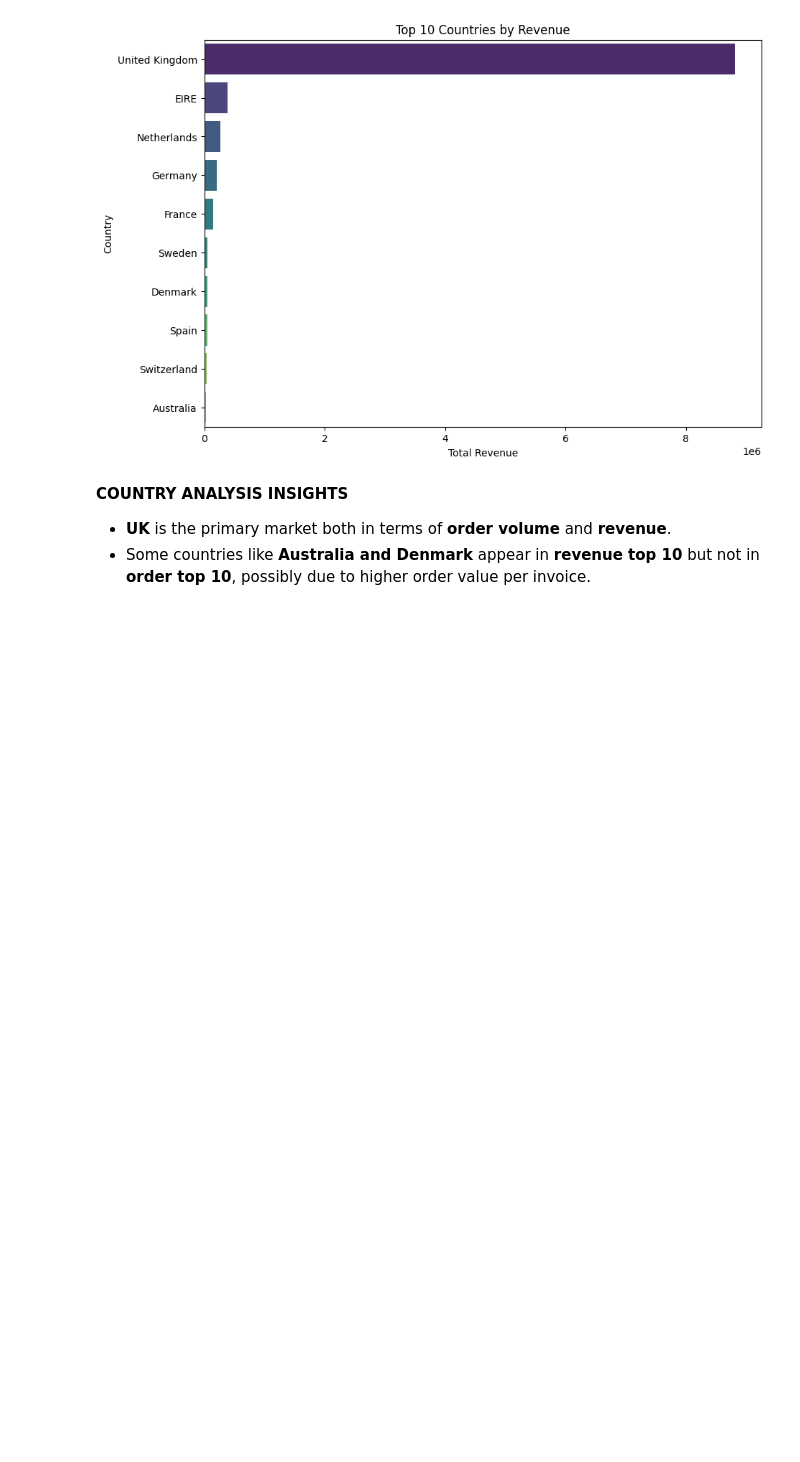
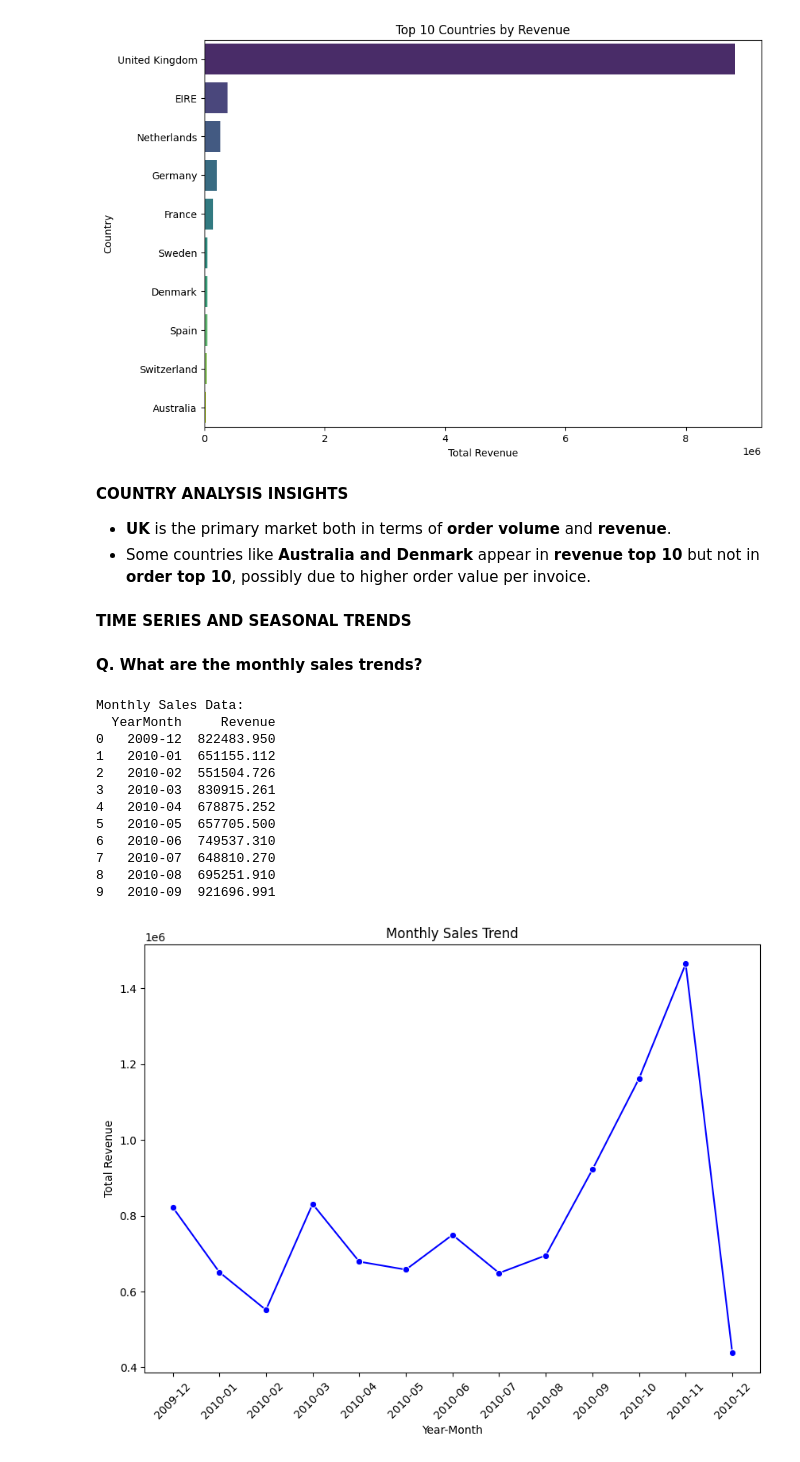
Before and after one commit to mariamkhan04/Online-Retail-Sales---EDA, a Jupyter notebook: eda.ipynb, the cells around one changed output. Cells and saved outputs as stored; diff of their text form; code cells hidden in the pictures; blank space fills up the shorter version.

Commit message:
data: time series, rfm analysis done

```diff
--- a/eda.ipynb
+++ b/eda.ipynb
@@ -453,3 +439,35 @@ Name: Revenue, dtype: float64
 
 - **UK** is the primary market both in terms of **order volume** and **revenue**.
 - Some countries like **Australia and Denmark** appear in **revenue top 10** but not in **order top 10**, possibly due to higher order value per invoice.
+# %% [markdown]
+**TIME SERIES AND SEASONAL TRENDS**
+# %% [markdown]
+**Q. What are the monthly sales trends?**
+# %%
+sales_df_all['YearMonth'] = sales_df_all['InvoiceDate'].dt.to_period('M')
+monthly_sales = sales_df_all.groupby('YearMonth')['Revenue'].sum().reset_index()
+print(f"\nMonthly Sales Data:\n{monthly_sales.head(10)}")
+
+monthly_sales['YearMonth'] = monthly_sales['YearMonth'].astype(str)
+
+plt.figure(figsize=(10, 7))
+sns.lineplot(data=monthly_sales, x='YearMonth', y='Revenue', marker='o', color='blue')
+plt.xticks(rotation=45)
+plt.title('Monthly Sales Trend')
+plt.xlabel('Year-Month')
+plt.ylabel('Total Revenue')
+plt.show()
+# %% [output]
+Monthly Sales Data:
+  YearMonth     Revenue
+0   2009-12  822483.950
+1   2010-01  651155.112
+2   2010-02  551504.726
+3   2010-03  830915.261
+4   2010-04  678875.252
+5   2010-05  657705.500
+6   2010-06  749537.310
+7   2010-07  648810.270
+8   2010-08  695251.910
+9   2010-09  921696.991
+[figure, added]
```
Also changed, not shown: parts of 13 cells of this notebook, 2 other files.
